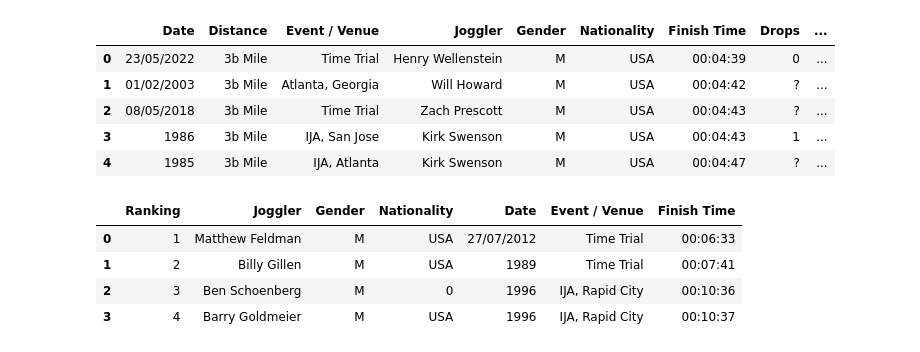
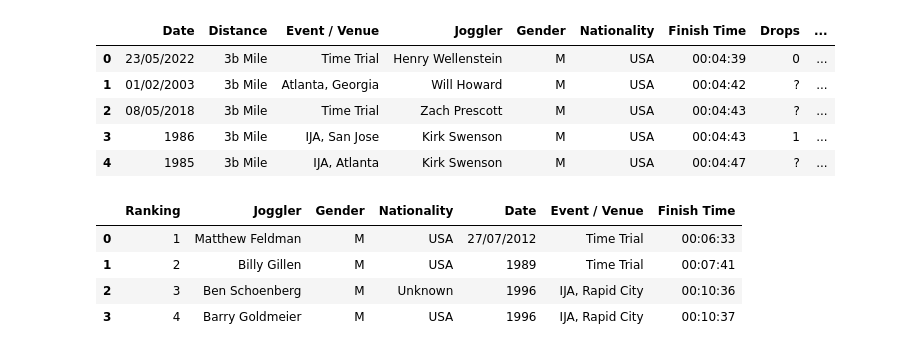
Before and after one commit to joggling-results/results, a Jupyter notebook: Analysis.ipynb, the cells around one changed output. Drawn from its saved outputs; the diff is of its cells as text; code cells hidden in the pictures.

```diff
--- a/Analysis.ipynb
+++ b/Analysis.ipynb
@@ -14,16 +14,16 @@ data.head()
 # %%
 def all_time_list(distance):
     fastest_times = data[data['Distance']==distance][['Joggler','Finish Time']].groupby(['Joggler']).min().reset_index()
     fastest_times = fastest_times.merge(data,how='left',left_on=['Joggler','Finish Time'],right_on=['Joggler','Finish Time'])
     fastest_times['Ranking'] = pd.to_numeric(fastest_times['Finish Time'].rank(method="min")).astype(int)
-    fastest_times['Nationality'].replace({0,'Unknown'})
+    fastest_times['Nationality'] = fastest_times['Nationality'].replace({'0':'Unknown'})
     fastest_times = fastest_times[['Ranking','Joggler','Gender','Nationality','Date','Event / Venue','Finish Time']].sort_values('Ranking').reset_index(drop=True)
     return fastest_times
 
 all_time_list('5b Mile')
 # %% [output]
 |  | Ranking | Joggler | Gender | Nationality | Date | Event / Venue | Finish Time |
 | 0 | 1 | Matthew Feldman | M | USA | 27/07/2012 | Time Trial | 00:06:33 |
 | 1 | 2 | Billy Gillen | M | USA | 1989 | Time Trial | 00:07:41 |
-| 2 | 3 | Ben Schoenberg | M | 0 | 1996 | IJA, Rapid City | 00:10:36 |
+| 2 | 3 | Ben Schoenberg | M | Unknown | 1996 | IJA, Rapid City | 00:10:36 |
 | 3 | 4 | Barry Goldmeier | M | USA | 1996 | IJA, Rapid City | 00:10:37 |
```
Also changed, not shown: parts of 4 cells of this notebook, 3 other files.
